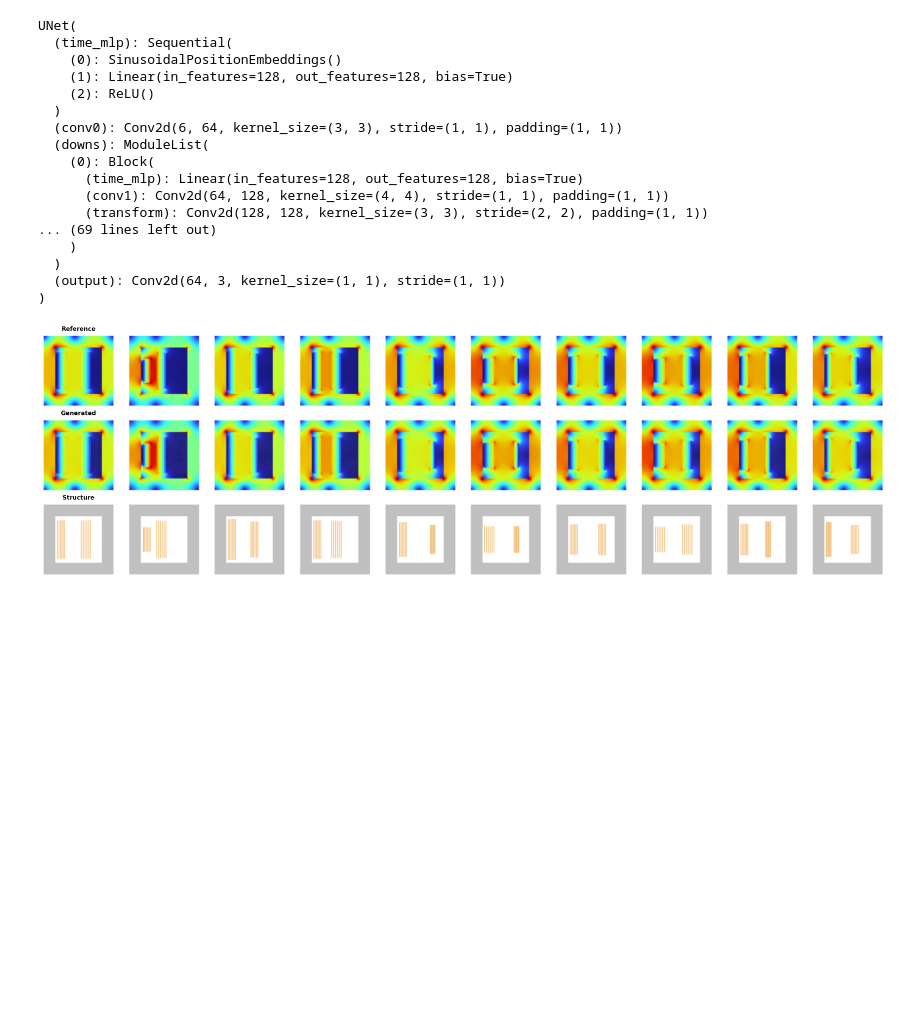
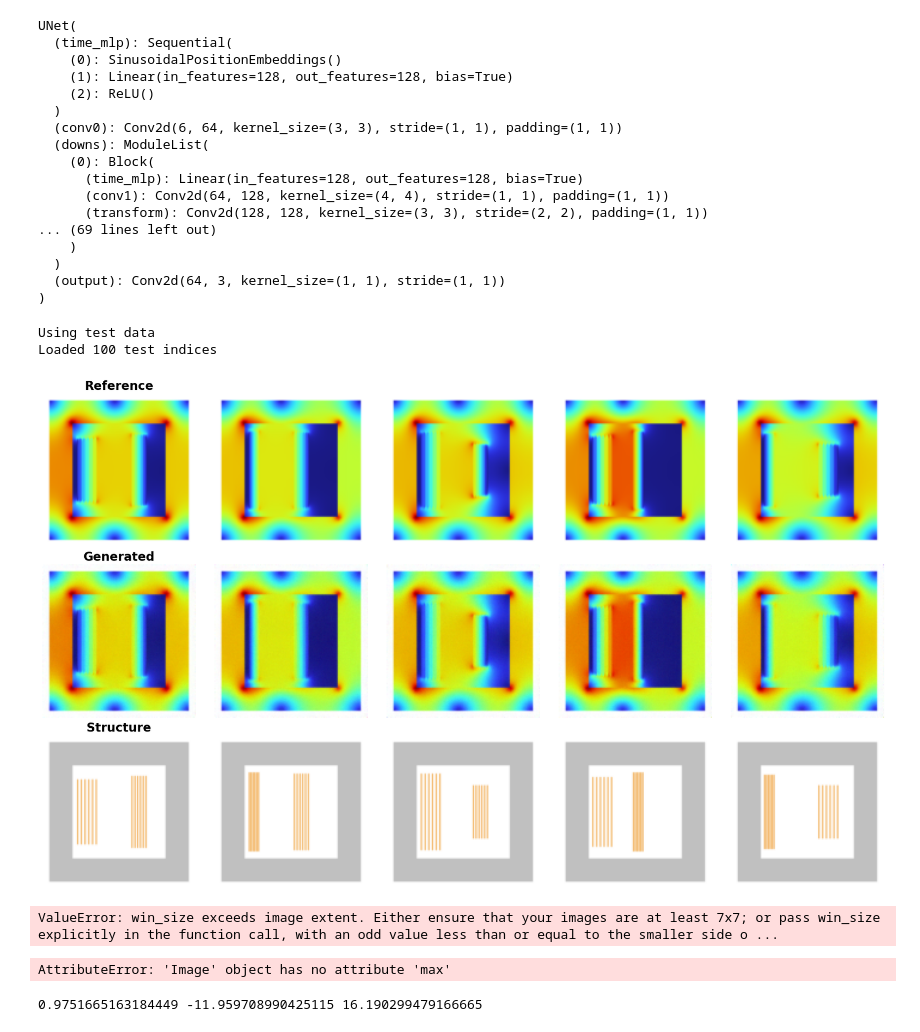
Before and after one commit to Ward-GT/MachineLearning, a Jupyter notebook: MachineLearningModels/SDE_conditioned/SDE_test.ipynb, the cells around one changed output. Saved outputs shown, nothing was run; the diff lists cells and outputs as text; code cells hidden in the pictures; blank space fills up the shorter version.

Commit message:
Build metric functions to analyze the model predictions

```diff
--- a/MachineLearningModels/SDE_conditioned/SDE_test.ipynb
+++ b/MachineLearningModels/SDE_conditioned/SDE_test.ipynb
@@ -38,6 +8,6 @@ save_images(reference_images=images, structure_images=labels)
 # %%
 model = UNet()
-model.load_state_dict(torch.load(r"C:\Users\20202137\OneDrive - TU Eindhoven\Programming\Python\MachineLearning\MachineLearningModels\SDE_conditioned\results\SDE_conditioned_128_500\models\SDE_conditioned_128_500_final.pth"))
+model.load_state_dict(torch.load(r"C:\Users\20202137\OneDrive - TU Eindhoven\Programming\Python\MachineLearning\MachineLearningModels\SDE_conditioned\results\SDE_ConditionedwTest_128_500\models\SDE_ConditionedwTest_128_500_final.pth"))
 model.eval()
 # %% [output]
 UNet(
@@ -59,6 +29,21 @@ UNet(
 )
 # %%
 sampler = DiffusionTools()
-save_model_output(model, sampler,n=10, path=r"C:\Users\20202137\OneDrive - TU Eindhoven\Programming\Python\MachineLearning\MachineLearningModels\SDE_conditioned\results\SDE_conditioned_128_500")
+references, generated, structure = sample_model_output(model, sampler,n=5, test_path=r"C:\Users\20202137\OneDrive - TU Eindhoven\Programming\Python\MachineLearning\MachineLearningModels\SDE_conditioned\results\SDE_ConditionedwTest_128_500\test_indices.pth", path=r"C:\Users\20202137\OneDrive - TU Eindhoven\Programming\Python\MachineLearning\MachineLearningModels\SDE_conditioned\results\SDE_ConditionedwTest_128_500\images")
 # %% [output]
-[figure, removed]
+Using test data
+Loaded 100 test indices
+# %%
+save_image_list(generated, r"C:\Users\20202137\OneDrive - TU Eindhoven\Programming\Python\MachineLearning\MachineLearningModels\SDE_conditioned\results\SDE_ConditionedwTest_128_500\images")
+save_images(reference_images=references, generated_images=generated, structure_images=structure, path=r"C:\Users\20202137\OneDrive - TU Eindhoven\Programming\Python\MachineLearning\MachineLearningModels\SDE_conditioned\results\SDE_ConditionedwTest_128_500\images\output1.jpg")
+# %% [output]
+[figure, added]
+ValueError: win_size exceeds image extent. Either ensure that your images are at least 7x7; or pass win_size explicitly in the function call, with an odd value less than or equal to the smaller side o ...
+# %%
+ssim, psnr, mse = calculate_metrics(references, generated)
+# %% [output]
+AttributeError: 'Image' object has no attribute 'max'
+# %%
+print(np.mean(ssim), np.mean(psnr), np.mean(mse))
+# %% [output]
+0.9751665163184449 -11.959708990425115 16.190299479166665
```
Also changed, not shown: parts of 7 cells of this notebook, 3 other files.
